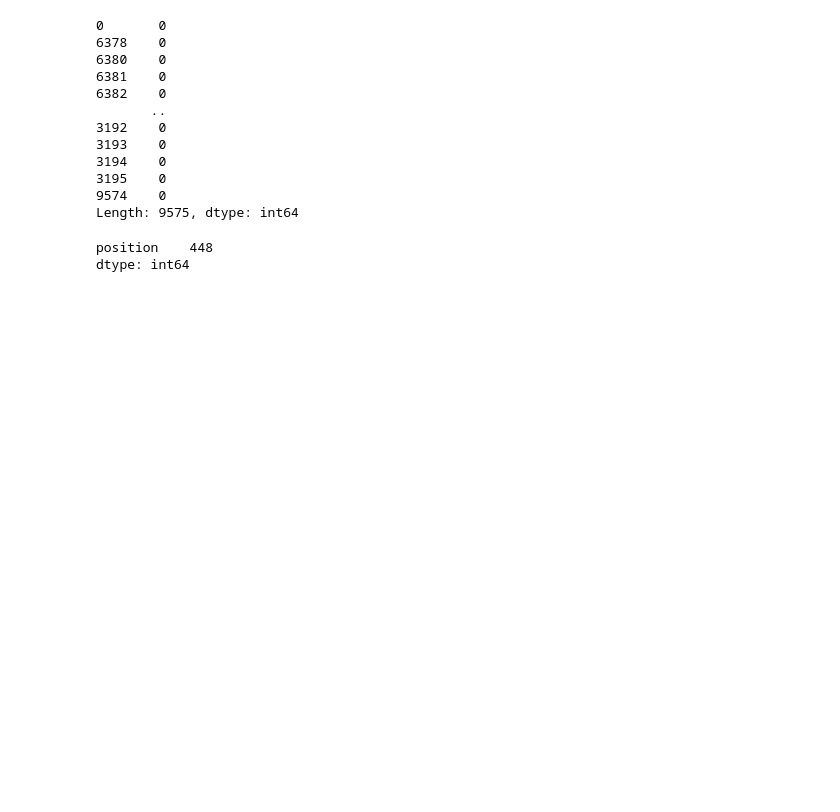
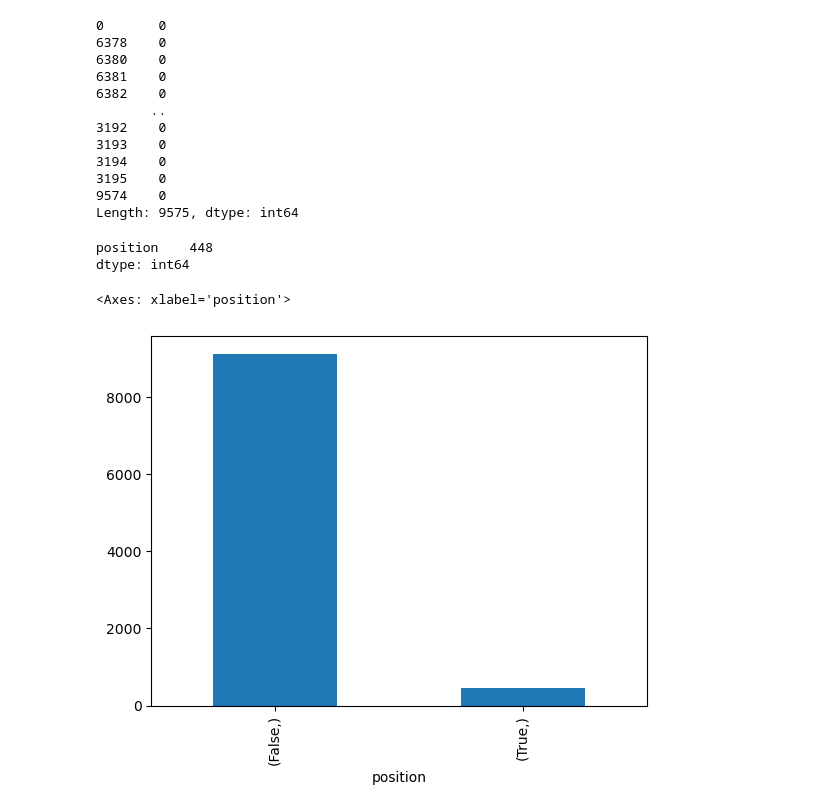
Before and after one commit to Harshith1234567/FormulaOneAnalysis, a Jupyter notebook: formulaoneanalysis.ipynb, the cells around one changed output. Saved outputs shown, nothing was run; the diff lists cells and outputs as text; code cells hidden in the pictures; blank space fills up the shorter version.

```diff
--- a/formulaoneanalysis.ipynb
+++ b/formulaoneanalysis.ipynb
@@ -122,3 +124,8 @@ qualiConsData[['position']].isin([1]).sum(axis=0)
 # %% [output]
 position    448
 dtype: int64
+# %%
+qualiConsData[['position']].isin([1]).value_counts().plot(kind="bar")
+# %% [output]
+<Axes: xlabel='position'>
+[figure, added]
```
Also changed, not shown: parts of 6 cells of this notebook.
